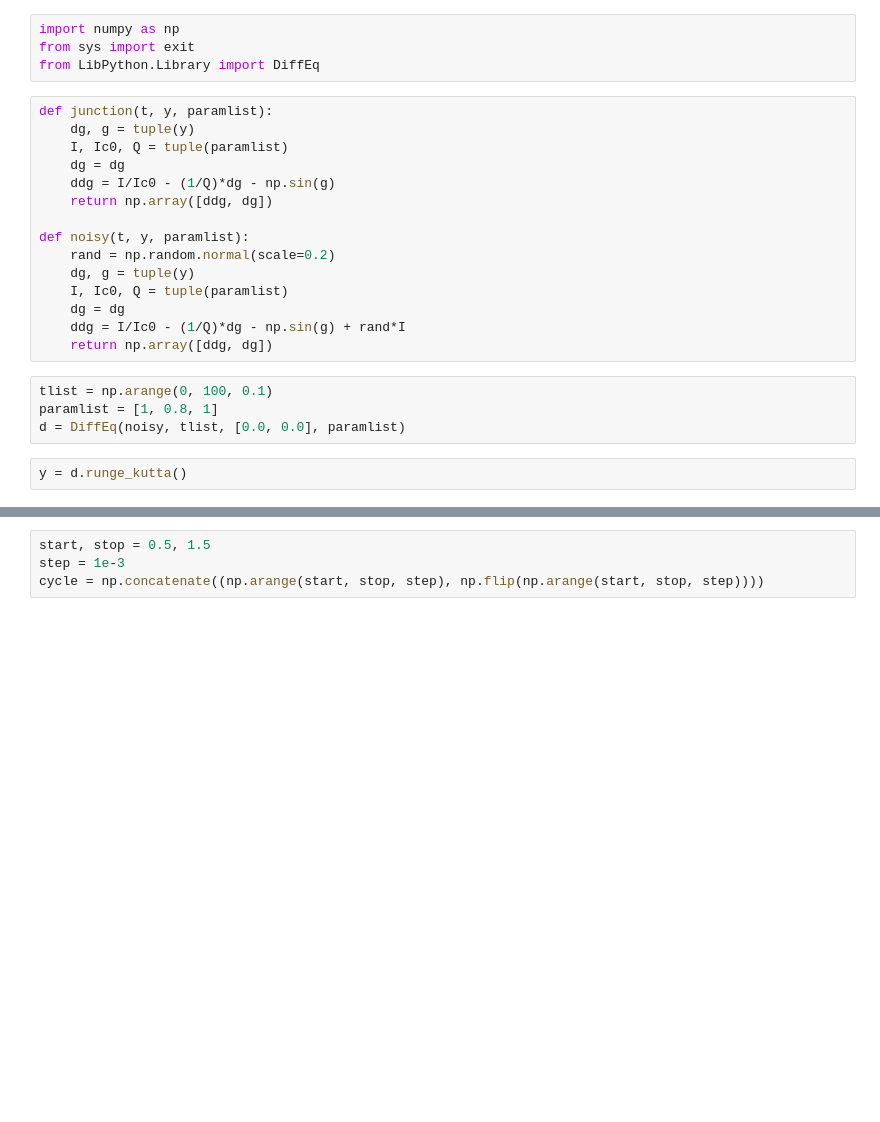
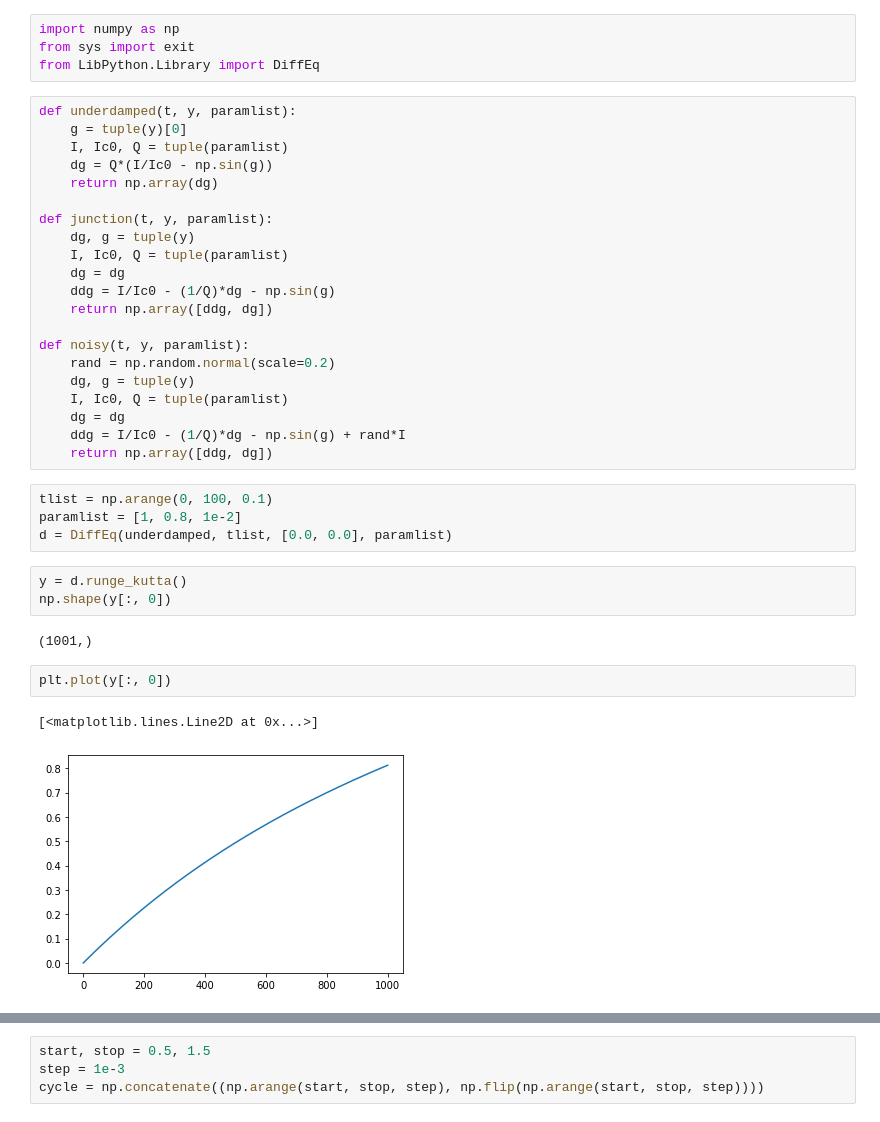
Before and after one commit to surelynottrue/P452-code, a Jupyter notebook: junction.ipynb, the cells around one changed output, grey strips where cells are left out. Cells and saved outputs as stored; diff of their text form; blank space fills up the shorter version.

```diff
--- a/junction.ipynb
+++ b/junction.ipynb
@@ -3,6 +3,12 @@ import numpy as np
 from sys import exit
 from LibPython.Library import DiffEq
 # %%
+def underdamped(t, y, paramlist):
+    g = tuple(y)[0]
+    I, Ic0, Q = tuple(paramlist)
+    dg = Q*(I/Ic0 - np.sin(g))
+    return np.array(dg)
+
 def junction(t, y, paramlist):
     dg, g = tuple(y)
     I, Ic0, Q = tuple(paramlist)
@@ -19,10 +25,18 @@ def noisy(t, y, paramlist):
     return np.array([ddg, dg])
 # %%
 tlist = np.arange(0, 100, 0.1)
-paramlist = [1, 0.8, 1]
-d = DiffEq(noisy, tlist, [0.0, 0.0], paramlist)
+paramlist = [1, 0.8, 1e-2]
+d = DiffEq(underdamped, tlist, [0.0, 0.0], paramlist)
 # %%
 y = d.runge_kutta()
+np.shape(y[:, 0])
+# %% [output]
+(1001,)
+# %%
+plt.plot(y[:, 0])
+# %% [output]
+[<matplotlib.lines.Line2D at 0x...>]
+[figure, added]
 # %%
 from matplotlib import pyplot as plt
 plt.plot(tlist, y[:-1, 0])
```
Also changed, not shown: parts of 1 cell of this notebook, 4 other files.
